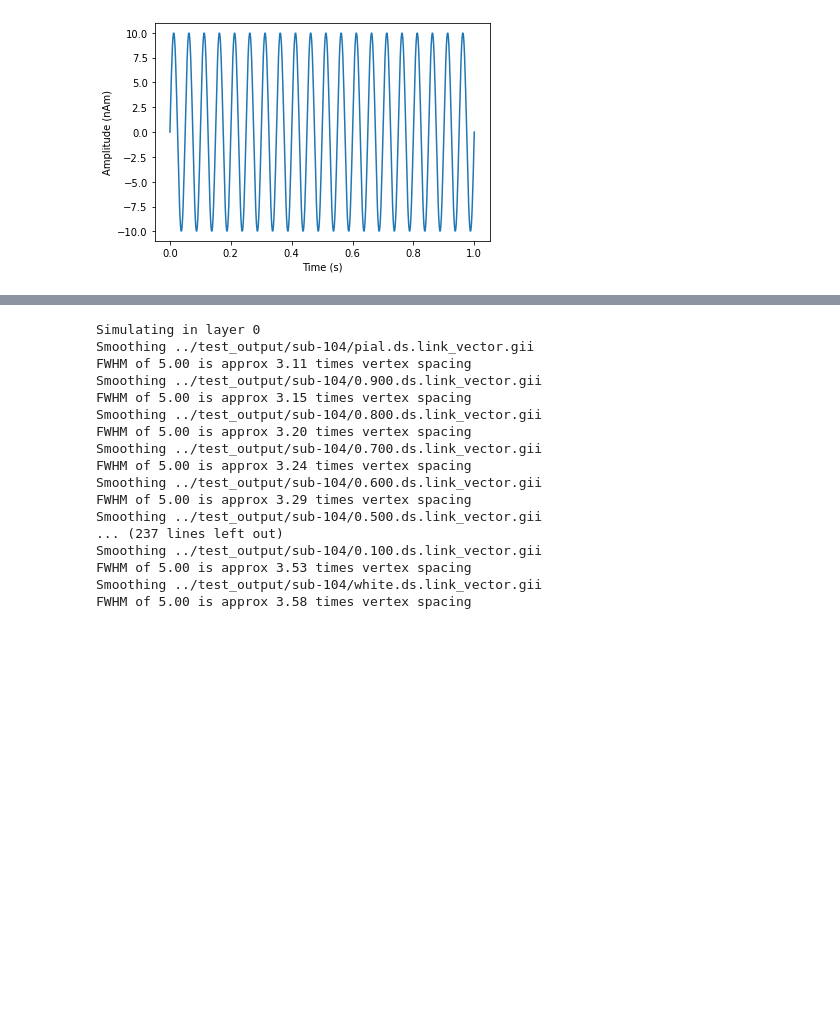
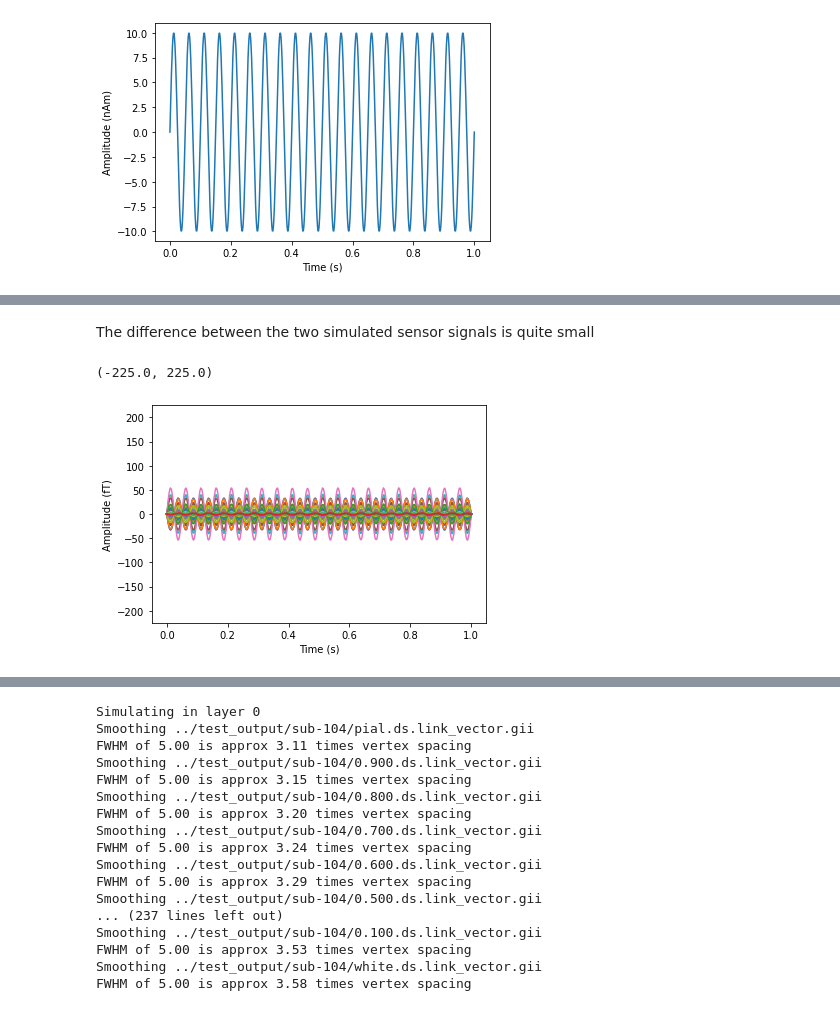
Before and after one commit to danclab/laMEG, a Jupyter notebook: tutorials/sim_model_comparison_free_energy.ipynb, the cells around one changed output, grey strips where cells are left out. Cells and saved outputs as stored; diff of their text form; code cells hidden in the pictures; blank space fills up the shorter version.

```diff
--- a/tutorials/sim_model_comparison_free_energy.ipynb
+++ b/tutorials/sim_model_comparison_free_energy.ipynb
@@ -138,0 +231,11 @@ FWHM of 5.00 is approx 3.58 times vertex spacing
+# %% [markdown]
+The difference between the two simulated sensor signals is quite small
+# %%
+sensor_diff = pial_sim_sensor_data - white_sim_sensor_data
+_ = plt.plot(time, np.mean(sensor_diff,axis=-1).T)
+plt.xlabel('Time (s)')
+plt.ylabel('Amplitude (fT)')
+plt.ylim([-225, 225])
+# %% [output]
+(-225.0, 225.0)
+[figure, added]
```
Also changed, not shown: parts of 25 cells of this notebook.
